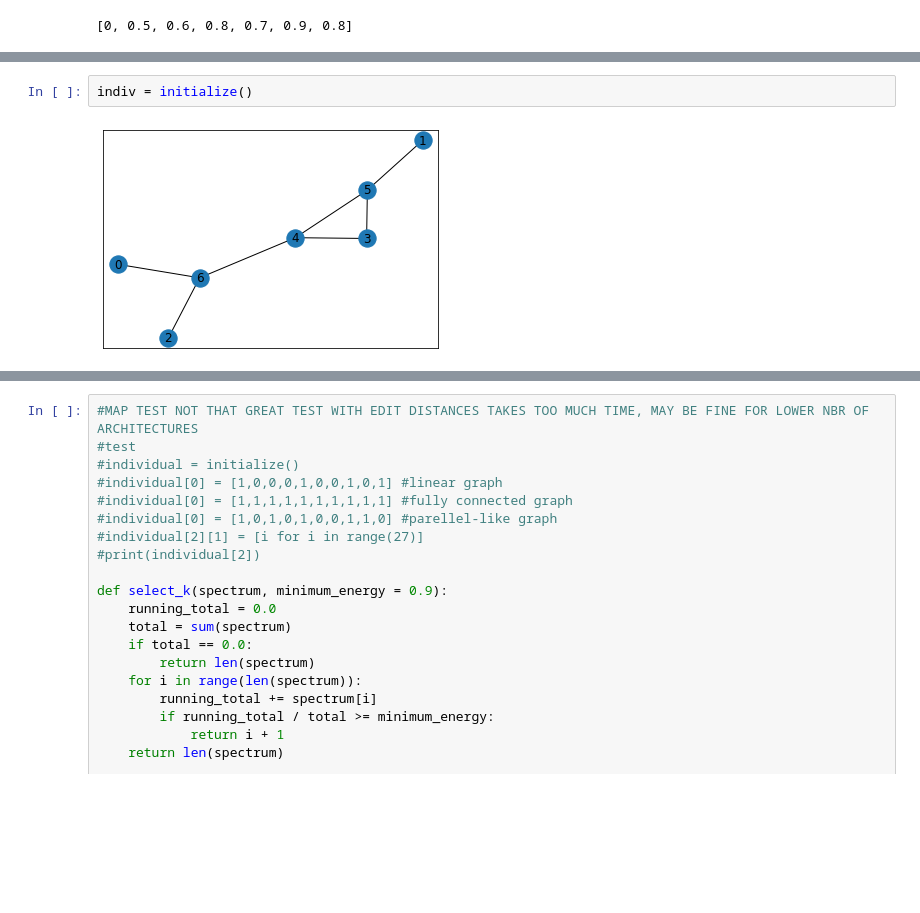
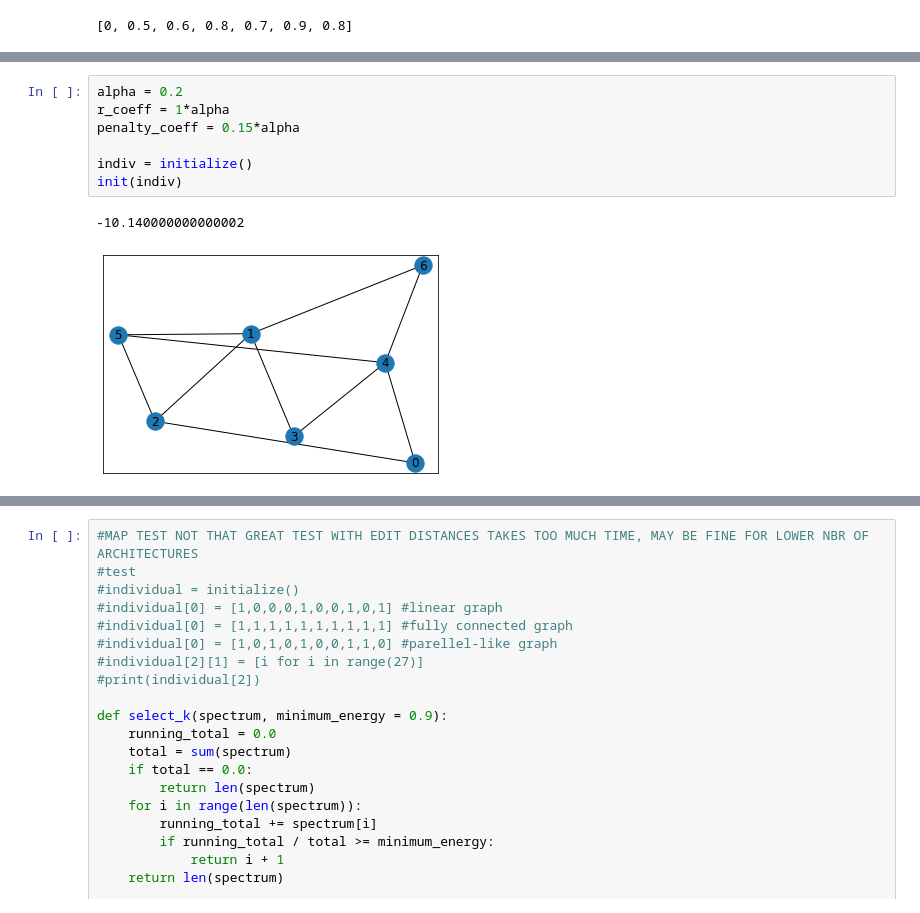
Before and after one commit to sohaib-ouzineb/MSC_INDIVIDUAL_PROJECT, a Jupyter notebook: evoltionary_algo.ipynb, the cells around one changed output, grey strips where cells are left out. Saved outputs shown, nothing was run; the diff lists cells and outputs as text; blank space fills up the shorter version.

```diff
--- a/evoltionary_algo.ipynb
+++ b/evoltionary_algo.ipynb
@@ -527,8 +614,14 @@ def initialize(): #new initialize with graphillion
     sensitivities = list(np.random.random_sample(size = N-1)) #internet has no sensitivity
     distribution = partition(list(range(0,M)),N-1) #internet has no "machines"
     return [topo,sensitivities,distribution]
-# %%
-indiv = initialize()
-# %% [output]
-[figure, removed]
+# %%
+alpha = 0.2
+r_coeff = 1*alpha
+penalty_coeff = 0.15*alpha
+
+indiv = initialize()
+init(indiv)
+# %% [output]
+-10.140000000000002
+[figure, added]
 # %%
```
Also changed, not shown: parts of 9 cells of this notebook.
